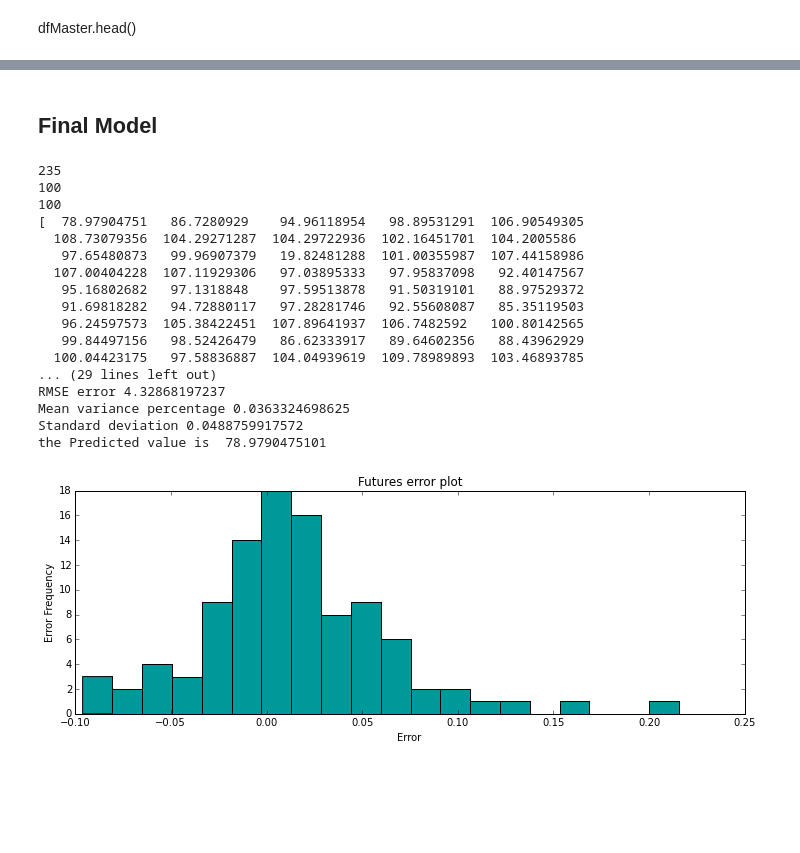
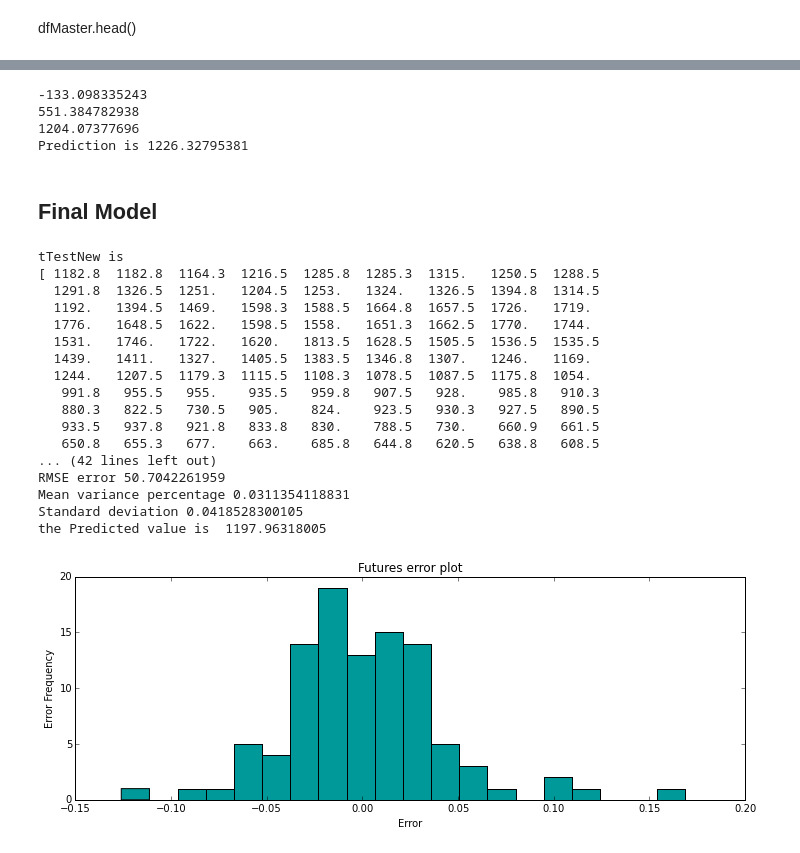
Before and after one commit to Sree-vathsan/CSE591-Data-Science-Project, a Jupyter notebook: FuturesContracts.ipynb, the cells around one changed output, grey strips where cells are left out. Saved outputs shown, nothing was run; the diff lists cells and outputs as text; code cells hidden in the pictures; blank space fills up the shorter version.

Commit message:
Update again - Futures

```diff
--- a/FuturesContracts.ipynb
+++ b/FuturesContracts.ipynb
@@ -92,5 +119,5 @@ def plot(err,c,nb,displayTitle):
     axes.set_xlabel('Error')
     axes.set_title(displayTitle)
 # %%
-dfMaster['Actual Value'] = dfOil
-dfMaster
+#dfMaster['Actual Value'] = dfOil
+#dfMaster
@@ -213,0 +244,10 @@ the Predicted value is  78.6823005811
+# %%
+months = ['F', 'G', 'H', 'J', 'K', 'M', 'N', 'Q', 'U', 'V', 'X', 'Z']
+month = months[reqMon-1]
+if (commodity == 0):
+    fileName = 'OFDP/FUTURE_CL' + month + str(reqYear) + '.csv'
+else:
+    fileName = 'CME/GC' + month + str(reqYear) + '.csv'
+url = 'https://www.quandl.com/api/v1/datasets/'+fileName+'?collapse=monthly&auth_token=x8qkg4WAXwcJmaxx_s_u'
+dfPred = pd.read_csv(url)
+dfPred[:4]
@@ -214,9 +259,24 @@ the Predicted value is  78.6823005811
+# %%
+xTestPred = np.array(dfPred[:4]['Settle'])
+predVal = 0
+for i in arange(0,len(xTestPred),1):
+    predVal += (coeffs[i] * xTestPred[len(xTestPred)-1-i])
+    print(predVal)
+predVal += coeffs[len(coeffs)-1]
+predVal = (predVal-alpha)
+print("Prediction is "+str(predVal))
+# %% [output]
+-133.098335243
+551.384782938
+1204.07377696
+Prediction is 1226.32795381
 # %% [markdown]
 ## Final Model
 # %%
 yTrainNew=np.array(dfMasterTrain['Actual Value'])
 yTestNew=np.array(dfMasterTest['Actual Value'])
-
+print("tTestNew is")
+print(yTestNew)
 yTrainDiff=np.zeros(len(yTrainNew)-1)
 yTestDiff=np.zeros(len(yTestNew)-1)
 
@@ -278,52 +338,57 @@ for i in range(0,len(yTestNew)-1):
     yPredNew[i]=yPredDiff[i]+yTestNew[i+1]
 
 print (len(yPredNew))
 print (len(yTestNew))
 #print (yPredNew)
 
+predVal = yPredNew[0]
+newlen = len(yPredNew)-1
+yPredNew = yPredNew[0:newlen]
+errPredy = errPredy[0:newlen]
+yTestNew = yTestNew[0:newlen]
 
 yErr=yPredNew-yTestNew
 beta=np.mean(yErr)
 yPredNew=yPredNew-beta
 yErr=yPredNew-yTestNew
 
 print (yPredNew)
-yErr[12]=0
-yPredNew[12]=yTestNew[12]
-yErr[99]=0
-yPredNew[99]=yTestNew[99]
+#yErr[13]=0
+#yPredNew[13]=yTestNew[13]
+#yErr[99]=0
+#yPredNew[99]=yTestNew[99]
 print (yErr/yTestNew)
 errRMSE=np.sqrt(mean_squared_error(yPredNew,yTestNew))
 errABS=np.absolute(yErr)
 errVar=(errABS/yTestNew)
 
 #print (errPredy/yTest)
 print ("Mean Absolute error",np.mean(errABS))
 print ("RMSE error",errRMSE)
 print ("Mean variance percentage",np.mean(errVar))
 print ("Standard deviation",np.std(yErr/yTestNew))
 print("the Predicted value is ",yPredNew[0])
 plot(yErr/yTestNew,'g',20,"Futures error plot")
 
 for i in range(0,len(yErr)):
     if (np.absolute(yErr[i])/yTestNew[i]>0.8):
         print (i)
 # %% [output]
-235
-100
-100
-[  78.97904751   86.7280929    94.96118954   98.89531291  106.90549305
-  108.73079356  104.29271287  104.29722936  102.16451701  104.2005586
-   97.65480873   99.96907379   19.82481288  101.00355987  107.44158986
-  107.00404228  107.11929306   97.03895333   97.95837098   92.40147567
-   95.16802682   97.1318848    97.59513878   91.50319101   88.97529372
-   91.69818282   94.72880117   97.28281746   92.55608087   85.35119503
-   96.24597573  105.38422451  107.89641937  106.7482592   100.80142565
-   99.84497156   98.52426479   86.62333917   89.64602356   88.43962929
-  100.04423175   97.58836887  104.04939619  109.78989893  103.46893785
-... (29 lines left out)
-RMSE error 4.32868197237
-Mean variance percentage 0.0363324698625
-Standard deviation 0.0488759917572
-the Predicted value is  78.9790475101
+tTestNew is
+[ 1182.8  1182.8  1164.3  1216.5  1285.8  1285.3  1315.   1250.5  1288.5
+  1291.8  1326.5  1251.   1204.5  1253.   1324.   1326.5  1394.8  1314.5
+  1192.   1394.5  1469.   1598.3  1588.5  1664.8  1657.5  1726.   1719.
+  1776.   1648.5  1622.   1598.5  1558.   1651.3  1662.5  1770.   1744.
+  1531.   1746.   1722.   1620.   1813.5  1628.5  1505.5  1536.5  1535.5
+  1439.   1411.   1327.   1405.5  1383.5  1346.8  1307.   1246.   1169.
+  1244.   1207.5  1179.3  1115.5  1108.3  1078.5  1087.5  1175.8  1054.
+   991.8   955.5   955.    935.5   959.8   907.5   928.    985.8   910.3
+   880.3   822.5   730.5   905.    824.    923.5   930.3   927.5   890.5
+   933.5   937.8   921.8   833.8   830.    788.5   730.    660.9   661.5
+   650.8   655.3   677.    663.    685.8   644.8   620.5   638.8   608.5
+... (42 lines left out)
+RMSE error 50.7042261959
+Mean variance percentage 0.0311354118831
+Standard deviation 0.0418528300105
+the Predicted value is  1197.96318005
-[figure, old version]
+[figure, new version]
```
Also changed, not shown: parts of 8 cells of this notebook.
